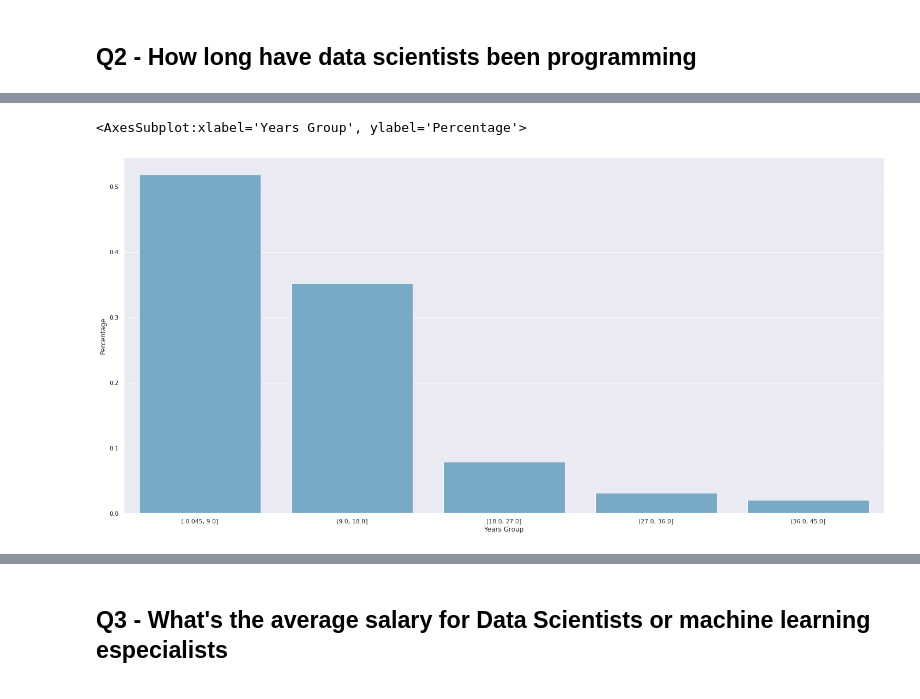
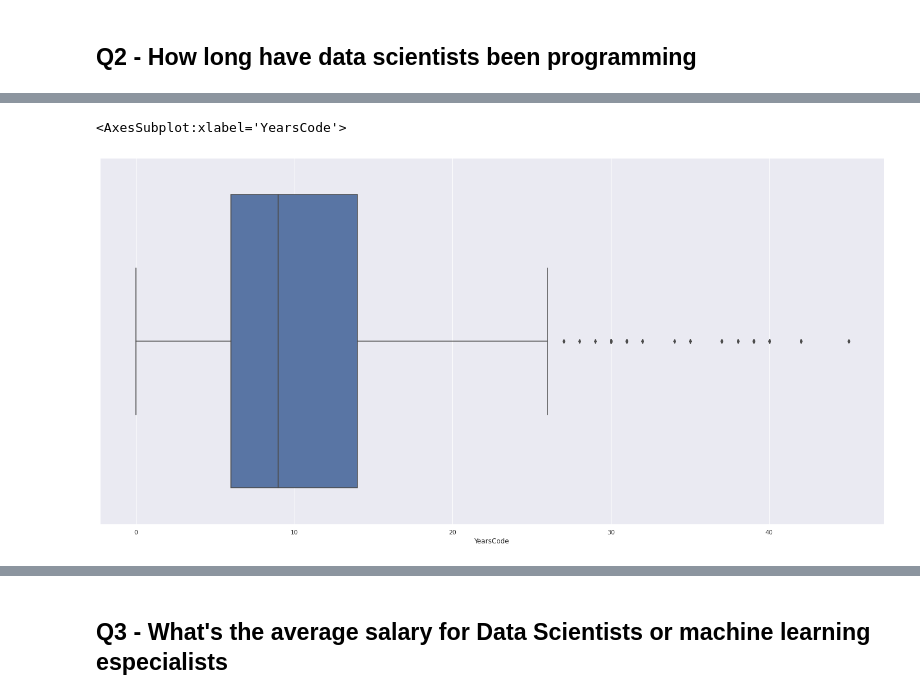
Before and after one commit to tadeucbm/AnalysisStackoverflow, a Jupyter notebook: notebook.ipynb, the cells around one changed output, grey strips where cells are left out. Cells and saved outputs as stored; diff of their text form; code cells hidden in the pictures.

```diff
--- a/notebook.ipynb
+++ b/notebook.ipynb
@@ -149,9 +263,5 @@ sns.distplot(df_years_code)
-# %%
-df_proportions_years_code = pd.cut(df_years_code, 5).value_counts(normalize=True).reset_index()
-df_proportions_years_code.columns = ['Years Group', 'Percentage']
-
-sns.barplot(data=df_proportions_years_code, x='Years Group', y='Percentage',
-            palette=sns.color_palette('Blues', 1))
-# %% [output]
-<AxesSubplot:xlabel='Years Group', ylabel='Percentage'>
-[figure, removed]
+# %%
+sns.boxplot(x = df_years_code)
+# %% [output]
+<AxesSubplot:xlabel='YearsCode'>
+[figure, added]
```
Also changed, not shown: parts of 75 cells of this notebook, 5 other files.
